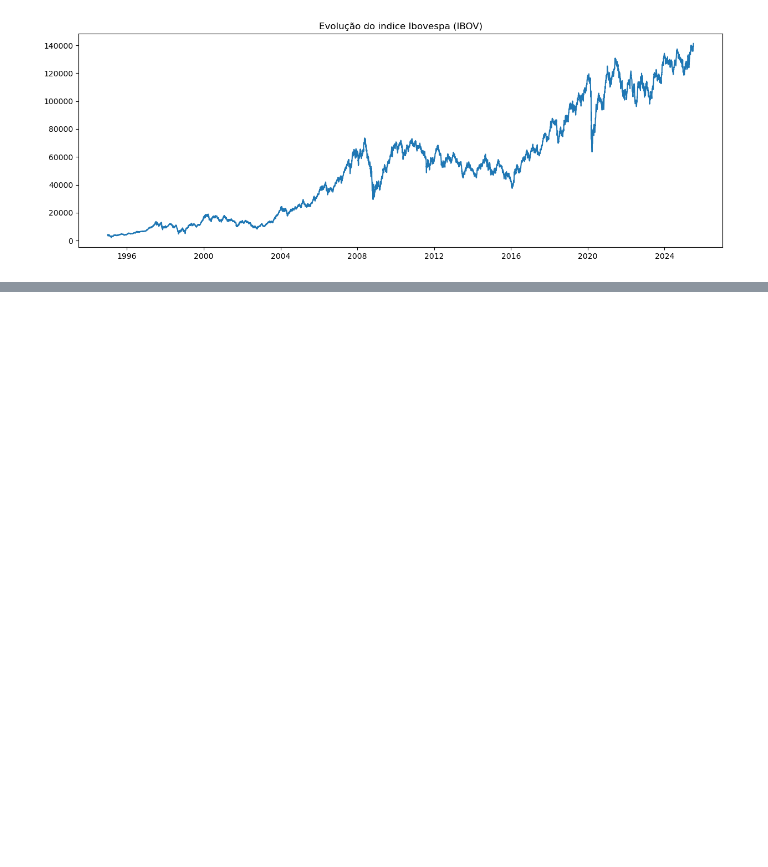
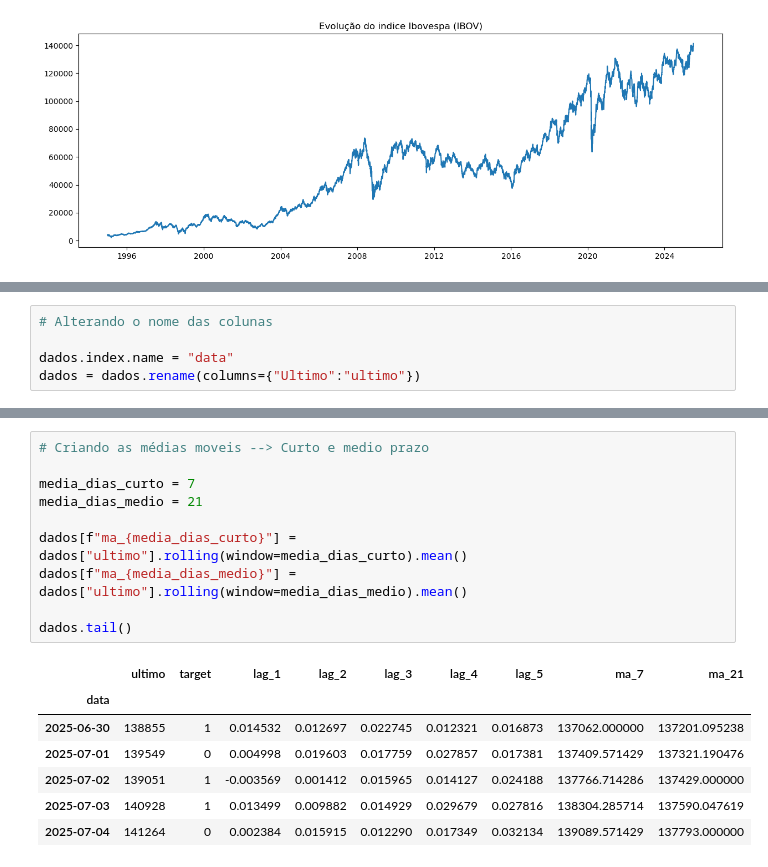
Before and after one commit to RicardViana/fiap-Machine-Learning-and-Time-Series, a Jupyter notebook: tech_challenge_fase_2.ipynb, the cells around one changed output, grey strips where cells are left out. Saved outputs shown, nothing was run; the diff lists cells and outputs as text; blank space fills up the shorter version.

```diff
--- a/tech_challenge_fase_2.ipynb
+++ b/tech_challenge_fase_2.ipynb
@@ -263,0 +275,5 @@ plt.show()
+# %%
+# Alterando o nome das colunas
+
+dados.index.name = "data"
+dados = dados.rename(columns={"Ultimo":"ultimo"})
@@ -263,0 +318,18 @@ plt.show()
+# %%
+# Criando as médias moveis --> Curto e medio prazo
+
+media_dias_curto = 7
+media_dias_medio = 21
+
+dados[f"ma_{media_dias_curto}"] = dados["ultimo"].rolling(window=media_dias_curto).mean()
+dados[f"ma_{media_dias_medio}"] = dados["ultimo"].rolling(window=media_dias_medio).mean()
+
+dados.tail()
+# %% [output]
+|  | ultimo | target | lag_1 | lag_2 | lag_3 | lag_4 | lag_5 | ma_7 | ma_21 |
+| data |  |  |  |  |  |  |  |  |  |
+| 2025-06-30 | 138855 | 1 | 0.014532 | 0.012697 | 0.022745 | 0.012321 | 0.016873 | 137062.000000 | 137201.095238 |
+| 2025-07-01 | 139549 | 0 | 0.004998 | 0.019603 | 0.017759 | 0.027857 | 0.017381 | 137409.571429 | 137321.190476 |
+| 2025-07-02 | 139051 | 1 | -0.003569 | 0.001412 | 0.015965 | 0.014127 | 0.024188 | 137766.714286 | 137429.000000 |
+| 2025-07-03 | 140928 | 1 | 0.013499 | 0.009882 | 0.014929 | 0.029679 | 0.027816 | 138304.285714 | 137590.047619 |
+| 2025-07-04 | 141264 | 0 | 0.002384 | 0.015915 | 0.012290 | 0.017349 | 0.032134 | 139089.571429 | 137793.000000 |
```
Also changed, not shown: parts of 12 cells of this notebook.
